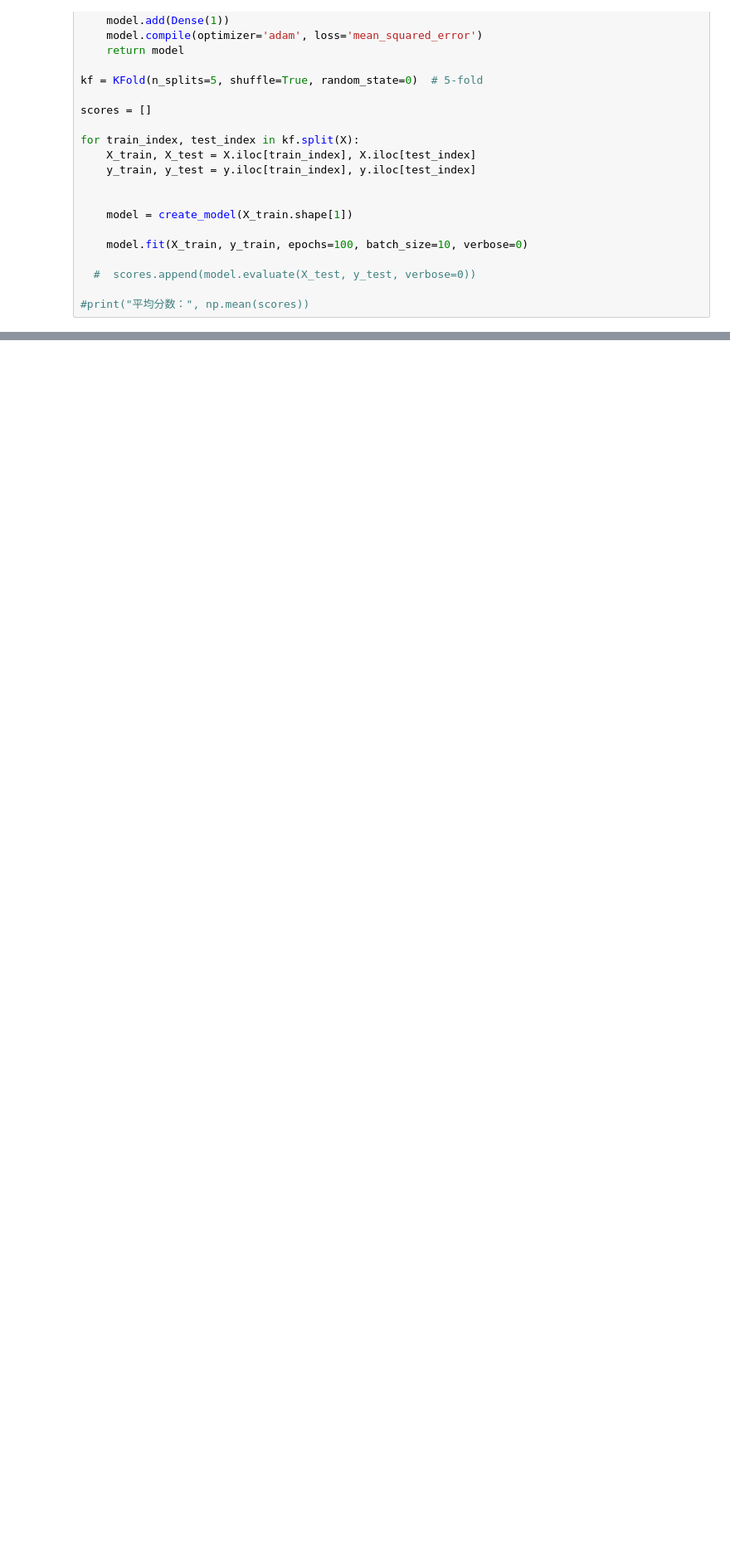
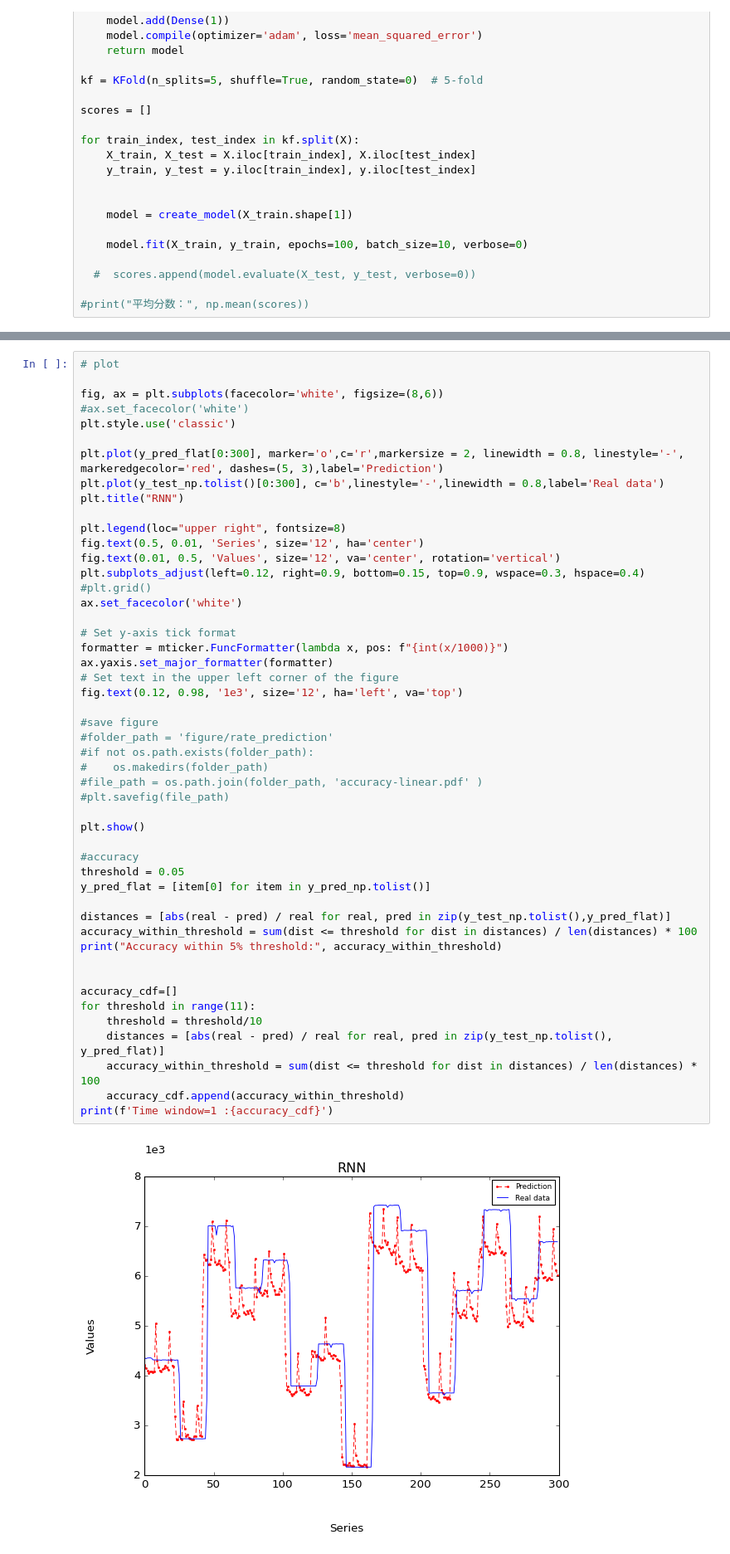
Before and after one commit to evesiphus/onvm, a Jupyter notebook: linear/notebooks_pcm/throughput_prediction.ipynb, the cells around one changed output, grey strips where cells are left out. Shown: that part at 83% size. Drawn from its saved outputs; the diff is of its cells as text; blank space fills up the shorter version.

Commit message:
prediction

```diff
--- a/linear/notebooks_pcm/throughput_prediction.ipynb
+++ b/linear/notebooks_pcm/throughput_prediction.ipynb
@@ -436,0 +454,51 @@ ValueError: cannot reshape array of size 30900 into shape (1030,1,1)
+# %%
+# plot
+
+fig, ax = plt.subplots(facecolor='white', figsize=(8,6))
+#ax.set_facecolor('white')
+plt.style.use('classic')
+
+plt.plot(y_pred_flat[0:300], marker='o',c='r',markersize = 2, linewidth = 0.8, linestyle='-', markeredgecolor='red', dashes=(5, 3),label='Prediction')
+plt.plot(y_test_np.tolist()[0:300], c='b',linestyle='-',linewidth = 0.8,label='Real data')
+plt.title("RNN")
+
+plt.legend(loc="upper right", fontsize=8)
+fig.text(0.5, 0.01, 'Series', size='12', ha='center')
+fig.text(0.01, 0.5, 'Values', size='12', va='center', rotation='vertical')
+plt.subplots_adjust(left=0.12, right=0.9, bottom=0.15, top=0.9, wspace=0.3, hspace=0.4)
+#plt.grid()
+ax.set_facecolor('white')
+
+# Set y-axis tick format
+formatter = mticker.FuncFormatter(lambda x, pos: f"{int(x/1000)}")
+ax.yaxis.set_major_formatter(formatter)
+# Set text in the upper left corner of the figure
+fig.text(0.12, 0.98, '1e3', size='12', ha='left', va='top')
+
+#save figure
+#folder_path = 'figure/rate_prediction'
+#if not os.path.exists(folder_path):
+#    os.makedirs(folder_path)
+#file_path = os.path.join(folder_path, 'accuracy-linear.pdf' )
+#plt.savefig(file_path)
+
+plt.show()
+
+#accuracy
+threshold = 0.05
+y_pred_flat = [item[0] for item in y_pred_np.tolist()]
+
+distances = [abs(real - pred) / real for real, pred in zip(y_test_np.tolist(),y_pred_flat)]
+accuracy_within_threshold = sum(dist <= threshold for dist in distances) / len(distances) * 100
+print("Accuracy within 5% threshold:", accuracy_within_threshold)
+
+
+accuracy_cdf=[]
+for threshold in range(11):
+    threshold = threshold/10
+    distances = [abs(real - pred) / real for real, pred in zip(y_test_np.tolist(), y_pred_flat)]
+    accuracy_within_threshold = sum(dist <= threshold for dist in distances) / len(distances) * 100
+    accuracy_cdf.append(accuracy_within_threshold)
+print(f'Time window=1 :{accuracy_cdf}')
+# %% [output]
+[figure, added]
```
Also changed, not shown: parts of 29 cells of this notebook.
